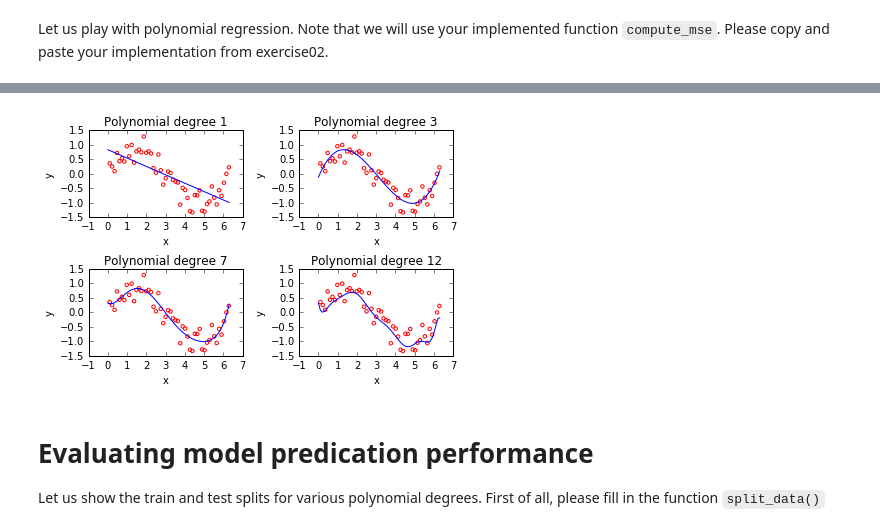
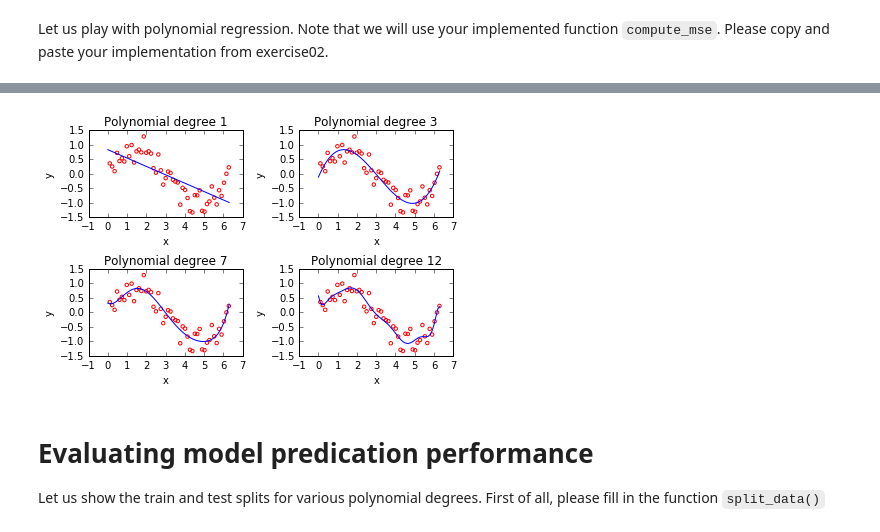
Before and after one commit to glederrey/ML_course, a Jupyter notebook: labs/ex03/template/ex03.ipynb, the cells around one changed output, grey strips where cells are left out. Saved outputs shown, nothing was run; the diff lists cells and outputs as text; code cells hidden in the pictures.

```diff
--- a/labs/ex03/template/ex03.ipynb
+++ b/labs/ex03/template/ex03.ipynb
@@ -184,9 +184,8 @@ def polynomial_regression():
         #raise NotImplementedError
 
         trsp = np.dot(np.transpose(mat), mat)
-        inv = np.linalg.inv(trsp)
         xty = np.dot(np.transpose(mat), y)
-        weight = np.dot(inv, xty)
+        weight = np.linalg.solve(trsp, xty)
 
         #print(weight)
 
@@ -211,4 +210,4 @@ Processing 4th experiment, degree=12, rmse=0.2989996031513126
-[figure, old version]
+[figure, new version]
 # %% [markdown]
 # Evaluating model predication performance
 
```
Also changed, not shown: parts of 4 cells of this notebook, 7 other files.
